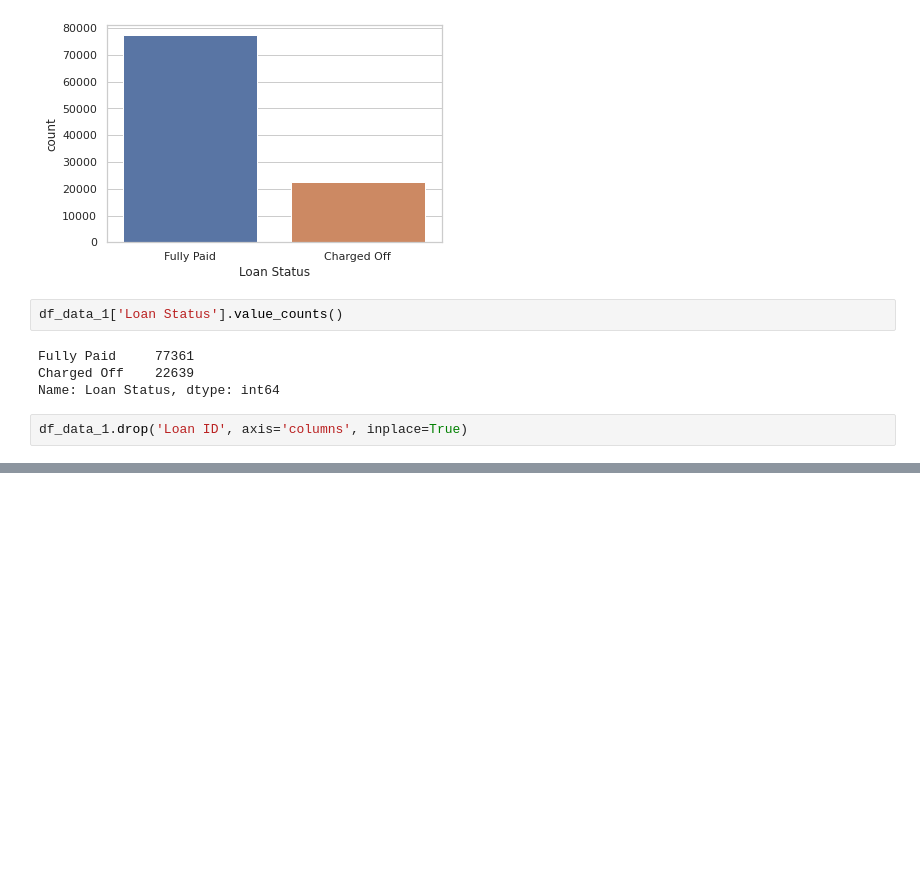
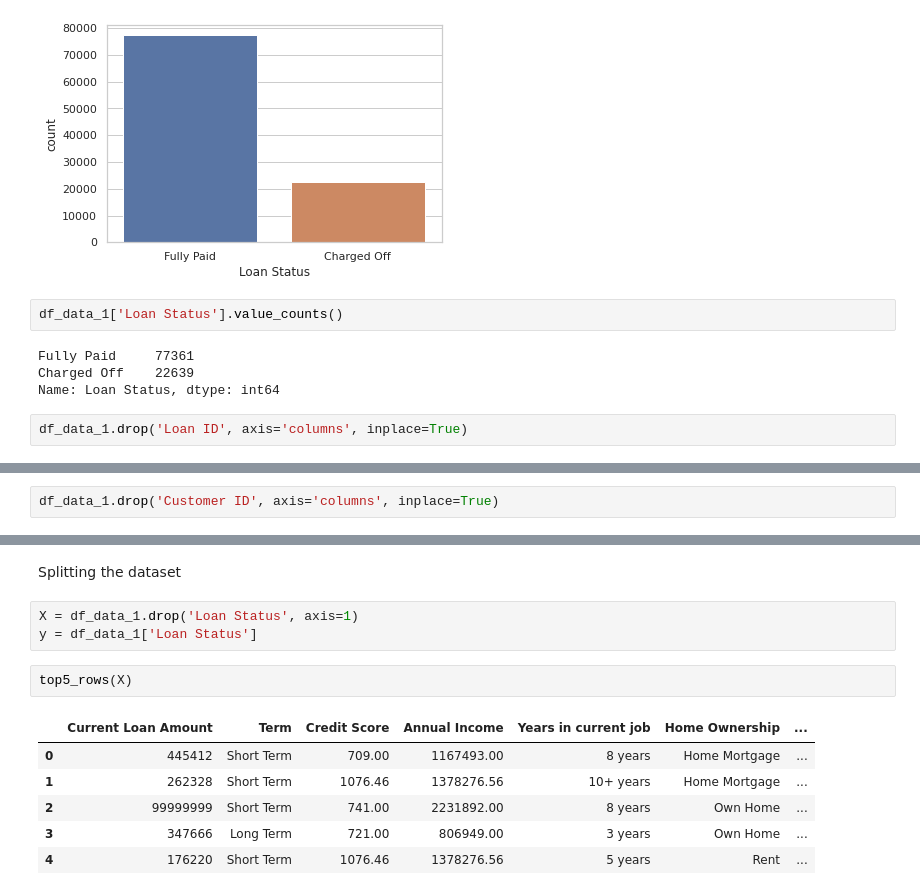
Before and after one commit to Ayobami6/ProjectCollaboration.github.io, a Jupyter notebook: Loan_Prediction_Project.ipynb, the cells around one changed output, grey strips where cells are left out. Cells and saved outputs as stored; diff of their text form; blank space fills up the shorter version.

```diff
--- a/Loan_Prediction_Project.ipynb
+++ b/Loan_Prediction_Project.ipynb
@@ -370,3 +370,5 @@ top5_rows(df_data_1)
 | 2 | 5efb2b2b-bf11-4dfd-a572-3761a2694725 | Fully Paid | 99999999 | Short Term | 741.00 | 2231892.00 | ... |
 | 3 | e777faab-98ae-45af-9a86-7ce5b33b1011 | Fully Paid | 347666 | Long Term | 721.00 | 806949.00 | ... |
 | 4 | 81536ad9-5ccf-4eb8-befb-47a4d608658e | Fully Paid | 176220 | Short Term | 1076.46 | 1378276.56 | ... |
+# %%
+df_data_1.drop('Customer ID', axis='columns', inplace=True)
@@ -372,0 +395,14 @@ top5_rows(df_data_1)
+# %% [markdown]
+Splitting the dataset
+# %%
+X = df_data_1.drop('Loan Status', axis=1)
+y = df_data_1['Loan Status']
+# %%
+top5_rows(X)
+# %% [output]
+|  | Current Loan Amount | Term | Credit Score | Annual Income | Years in current job | Home Ownership | ... |
+| 0 | 445412 | Short Term | 709.00 | 1167493.00 | 8 years | Home Mortgage | ... |
+| 1 | 262328 | Short Term | 1076.46 | 1378276.56 | 10+ years | Home Mortgage | ... |
+| 2 | 99999999 | Short Term | 741.00 | 2231892.00 | 8 years | Own Home | ... |
+| 3 | 347666 | Long Term | 721.00 | 806949.00 | 3 years | Own Home | ... |
+| 4 | 176220 | Short Term | 1076.46 | 1378276.56 | 5 years | Rent | ... |
```
Also changed, not shown: parts of 6 cells of this notebook.
